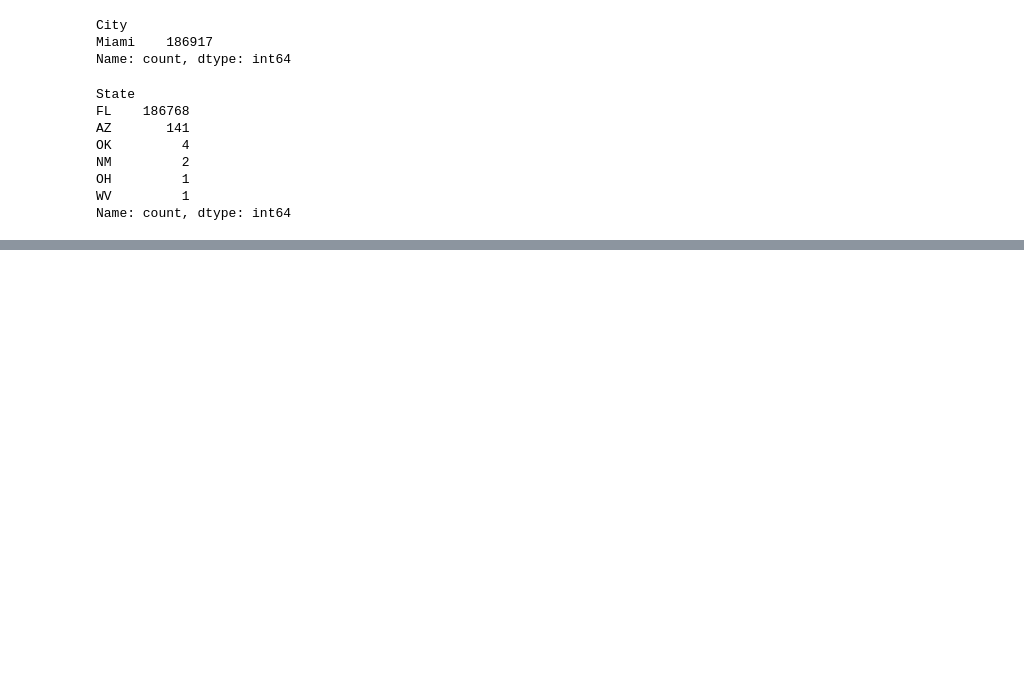
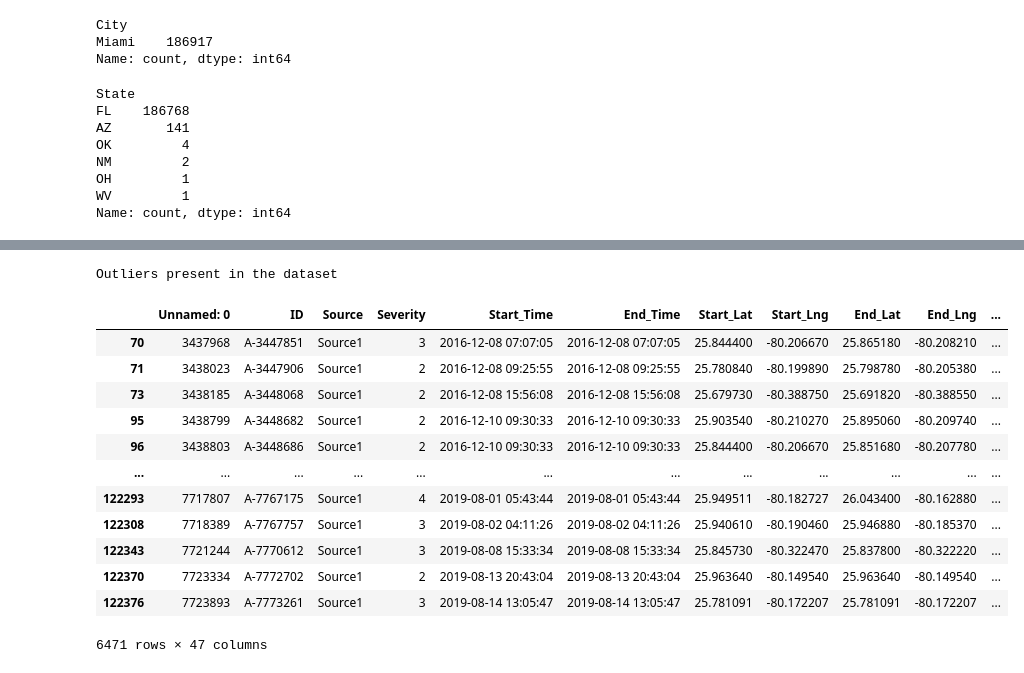
Before and after one commit to luixt/Group3_AI4ALL-Project, a Jupyter notebook: Data_Cleaning.ipynb, the cells around one changed output, grey strips where cells are left out. Cells and saved outputs as stored; diff of their text form; code cells hidden in the pictures; blank space fills up the shorter version.

Commit message:
Extensive data cleaning that includes analyzing, removing, and replacing values

```diff
--- a/Data_Cleaning.ipynb
+++ b/Data_Cleaning.ipynb
@@ -102,0 +249,3 @@ Name: count, dtype: int64
+# %%
+# Mode Imputation. Filling NaN values with the most common value
+df['Weather_Condition'].fillna(df['Weather_Condition'].mode()[0], inplace=True)
@@ -102,0 +259,2 @@ Name: count, dtype: int64
+# %%
+df['Wind_Direction'].fillna(df['Wind_Direction'].mode()[0], inplace=True)
@@ -102,0 +291,3 @@ Name: count, dtype: int64
+# %%
+features_considered = ['Temperature(F)', 'Visibility(mi)', 'Pressure(in)', 'Precipitation(in)', 'Humidity(%)', 'Wind_Chill(F)', 'Wind_Speed(mph)']
+z_scores = zscore(df[features_considered], nan_policy='omit')
@@ -102,0 +303,5 @@ Name: count, dtype: int64
+# %%
+# convert to absolute values
+abs_z_scores = np.abs(z_scores)
+# filter based on |z-score| less than 3
+filtered_entries = (abs_z_scores < 3).all(axis=1)
@@ -102,0 +323,18 @@ Name: count, dtype: int64
+# %%
+print("Outliers present in the dataset")
+df.loc[filtered_entries == False]
+# %% [output]
+Outliers present in the dataset
+|  | Unnamed: 0 | ID | Source | Severity | Start_Time | End_Time | Start_Lat | Start_Lng | End_Lat | End_Lng | ... |
+| 70 | 3437968 | A-3447851 | Source1 | 3 | 2016-12-08 07:07:05 | 2016-12-08 07:07:05 | 25.844400 | -80.206670 | 25.865180 | -80.208210 | ... |
+| 71 | 3438023 | A-3447906 | Source1 | 2 | 2016-12-08 09:25:55 | 2016-12-08 09:25:55 | 25.780840 | -80.199890 | 25.798780 | -80.205380 | ... |
+| 73 | 3438185 | A-3448068 | Source1 | 2 | 2016-12-08 15:56:08 | 2016-12-08 15:56:08 | 25.679730 | -80.388750 | 25.691820 | -80.388550 | ... |
+| 95 | 3438799 | A-3448682 | Source1 | 2 | 2016-12-10 09:30:33 | 2016-12-10 09:30:33 | 25.903540 | -80.210270 | 25.895060 | -80.209740 | ... |
+| 96 | 3438803 | A-3448686 | Source1 | 2 | 2016-12-10 09:30:33 | 2016-12-10 09:30:33 | 25.844400 | -80.206670 | 25.851680 | -80.207780 | ... |
+| ... | ... | ... | ... | ... | ... | ... | ... | ... | ... | ... | ... |
+| 122293 | 7717807 | A-7767175 | Source1 | 4 | 2019-08-01 05:43:44 | 2019-08-01 05:43:44 | 25.949511 | -80.182727 | 26.043400 | -80.162880 | ... |
+| 122308 | 7718389 | A-7767757 | Source1 | 3 | 2019-08-02 04:11:26 | 2019-08-02 04:11:26 | 25.940610 | -80.190460 | 25.946880 | -80.185370 | ... |
+| 122343 | 7721244 | A-7770612 | Source1 | 3 | 2019-08-08 15:33:34 | 2019-08-08 15:33:34 | 25.845730 | -80.322470 | 25.837800 | -80.322220 | ... |
+| 122370 | 7723334 | A-7772702 | Source1 | 2 | 2019-08-13 20:43:04 | 2019-08-13 20:43:04 | 25.963640 | -80.149540 | 25.963640 | -80.149540 | ... |
+| 122376 | 7723893 | A-7773261 | Source1 | 3 | 2019-08-14 13:05:47 | 2019-08-14 13:05:47 | 25.781091 | -80.172207 | 25.781091 | -80.172207 | ... |
+6471 rows × 47 columns
```
Also changed, not shown: parts of 33 cells of this notebook.
